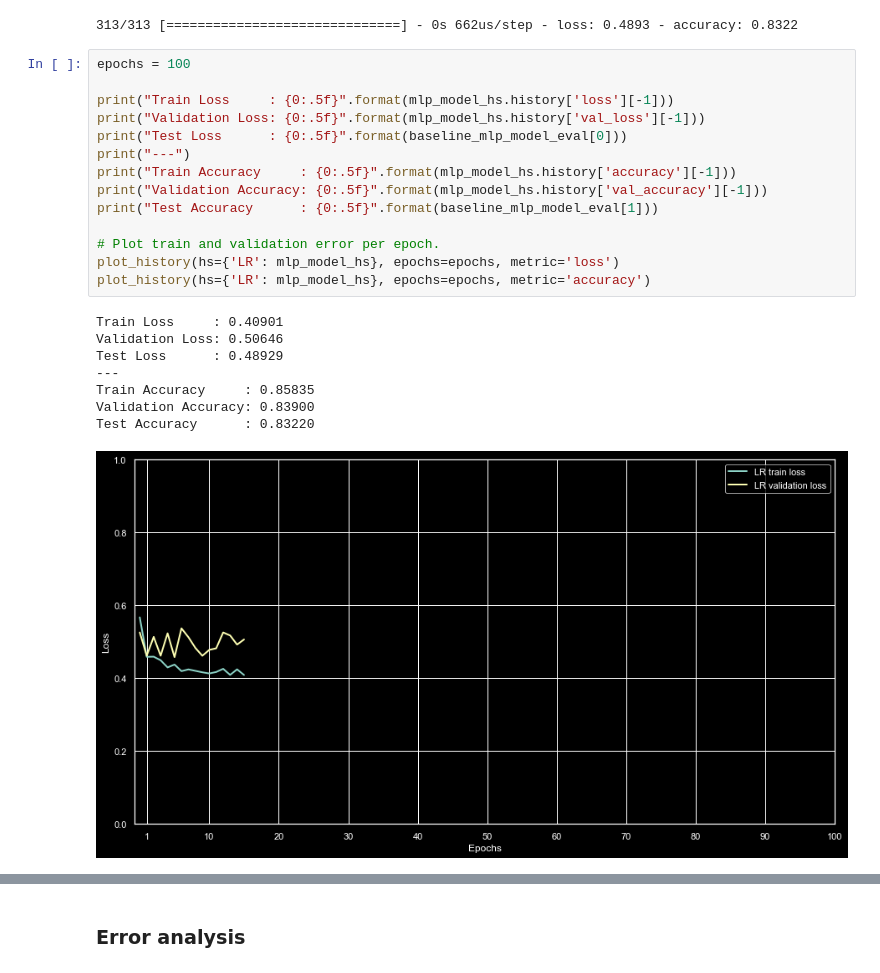
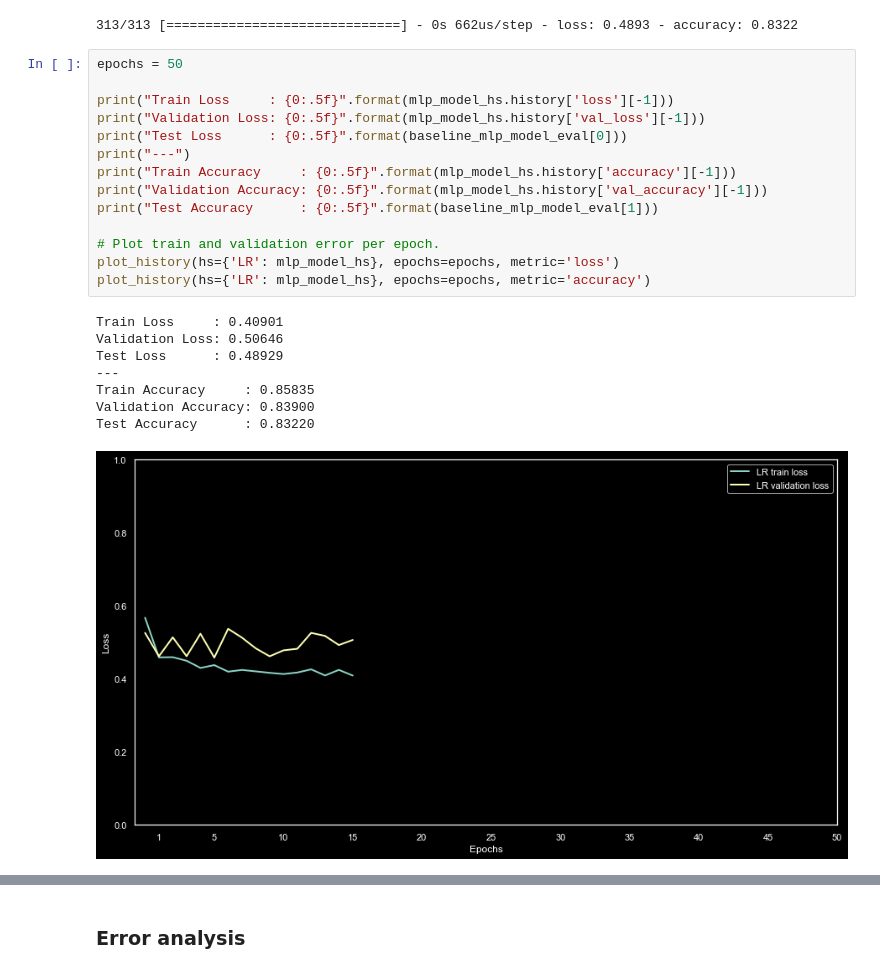
Before and after one commit to d-tchmnt/Deep-Learning, a Jupyter notebook: MLP.ipynb, the cells around one changed output, grey strips where cells are left out. Drawn from its saved outputs; the diff is of its cells as text.

```diff
--- a/MLP.ipynb
+++ b/MLP.ipynb
@@ -342,25 +342,25 @@ clean_up(model=mlp_model)
 # %% [output]
 313/313 [==============================] - 0s 662us/step - loss: 0.4893 - accuracy: 0.8322
 # %%
-epochs = 100
+epochs = 50
 
 print("Train Loss     : {0:.5f}".format(mlp_model_hs.history['loss'][-1]))
 print("Validation Loss: {0:.5f}".format(mlp_model_hs.history['val_loss'][-1]))
 print("Test Loss      : {0:.5f}".format(baseline_mlp_model_eval[0]))
 print("---")
 print("Train Accuracy     : {0:.5f}".format(mlp_model_hs.history['accuracy'][-1]))
 print("Validation Accuracy: {0:.5f}".format(mlp_model_hs.history['val_accuracy'][-1]))
 print("Test Accuracy      : {0:.5f}".format(baseline_mlp_model_eval[1]))
 
 # Plot train and validation error per epoch.
 plot_history(hs={'LR': mlp_model_hs}, epochs=epochs, metric='loss')
 plot_history(hs={'LR': mlp_model_hs}, epochs=epochs, metric='accuracy')
 # %% [output]
 Train Loss     : 0.40901
 Validation Loss: 0.50646
 Test Loss      : 0.48929
 ---
 Train Accuracy     : 0.85835
 Validation Accuracy: 0.83900
 Test Accuracy      : 0.83220
-[figure, old version]
+[figure, new version]
```
Also changed, not shown: parts of 27 cells of this notebook.
